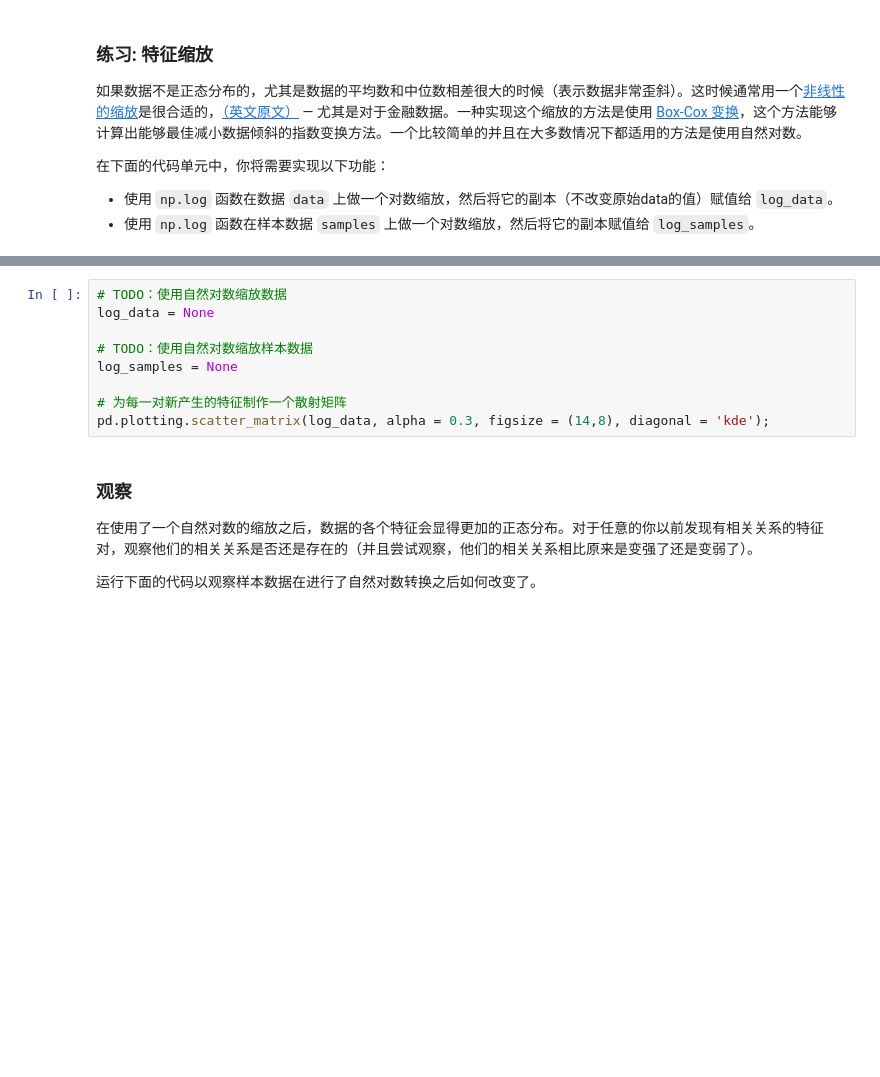
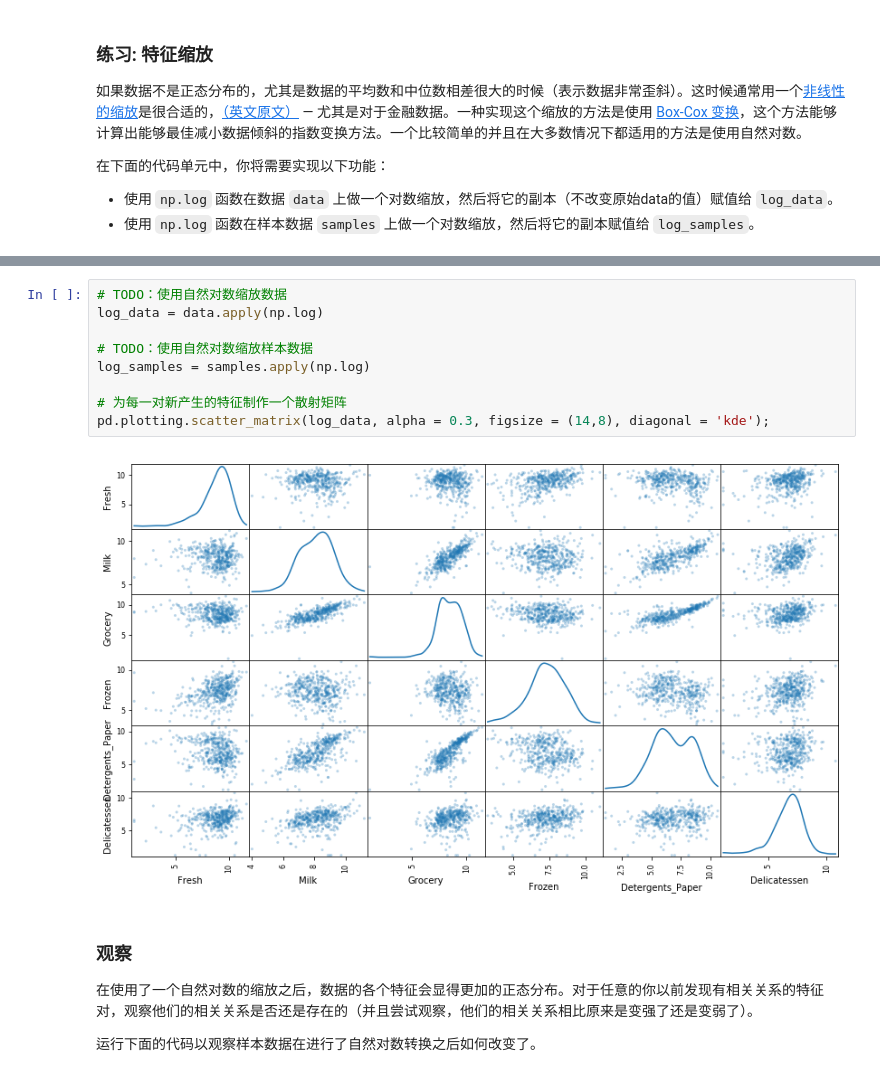
Before and after one commit to magiczjp123/MLND_CN_P3_Customer_Segments, a Jupyter notebook: customer_segments.ipynb, the cells around one changed output, grey strips where cells are left out. Cells and saved outputs as stored; diff of their text form; blank space fills up the shorter version.

```diff
--- a/customer_segments.ipynb
+++ b/customer_segments.ipynb
@@ -154,12 +161,14 @@ pd.plotting.scatter_matrix(data, alpha = 0.3, figsize = (14,8), diagonal = 'kde'
 # %%
 # TODO：使用自然对数缩放数据
-log_data = None
+log_data = data.apply(np.log)
 
 # TODO：使用自然对数缩放样本数据
-log_samples = None
+log_samples = samples.apply(np.log)
 
 # 为每一对新产生的特征制作一个散射矩阵
 pd.plotting.scatter_matrix(log_data, alpha = 0.3, figsize = (14,8), diagonal = 'kde');
+# %% [output]
+[figure, added]
 # %% [markdown]
 ### 观察
 在使用了一个自然对数的缩放之后，数据的各个特征会显得更加的正态分布。对于任意的你以前发现有相关关系的特征对，观察他们的相关关系是否还是存在的（并且尝试观察，他们的相关关系相比原来是变强了还是变弱了）。
```
Also changed, not shown: parts of 3 cells of this notebook.
